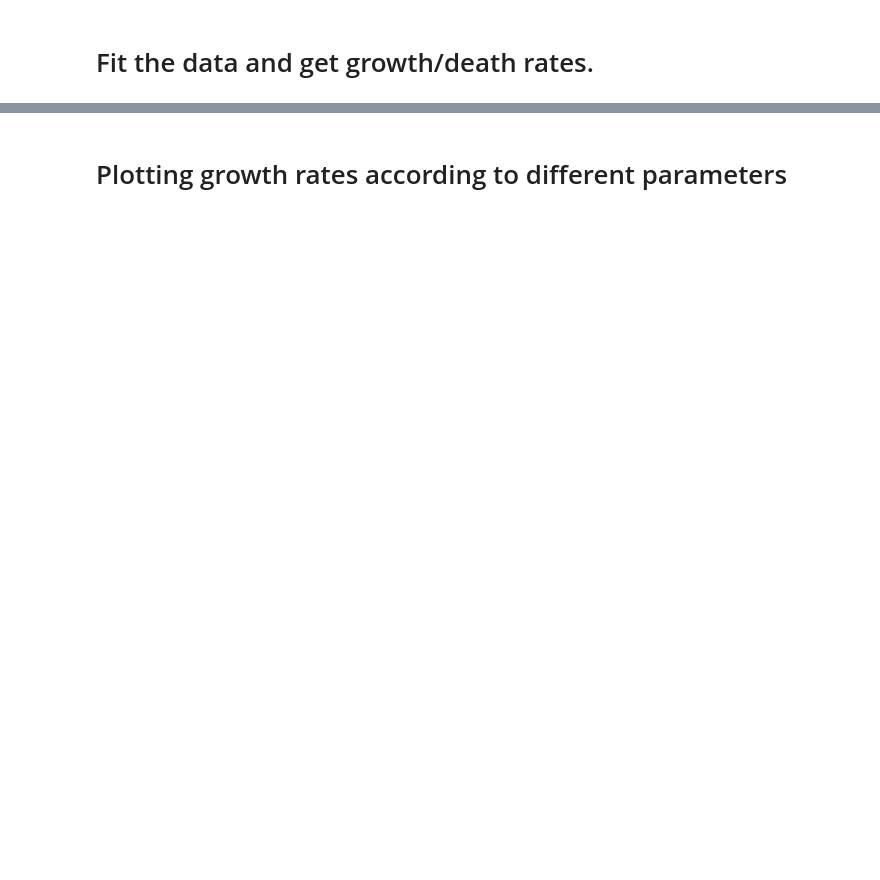
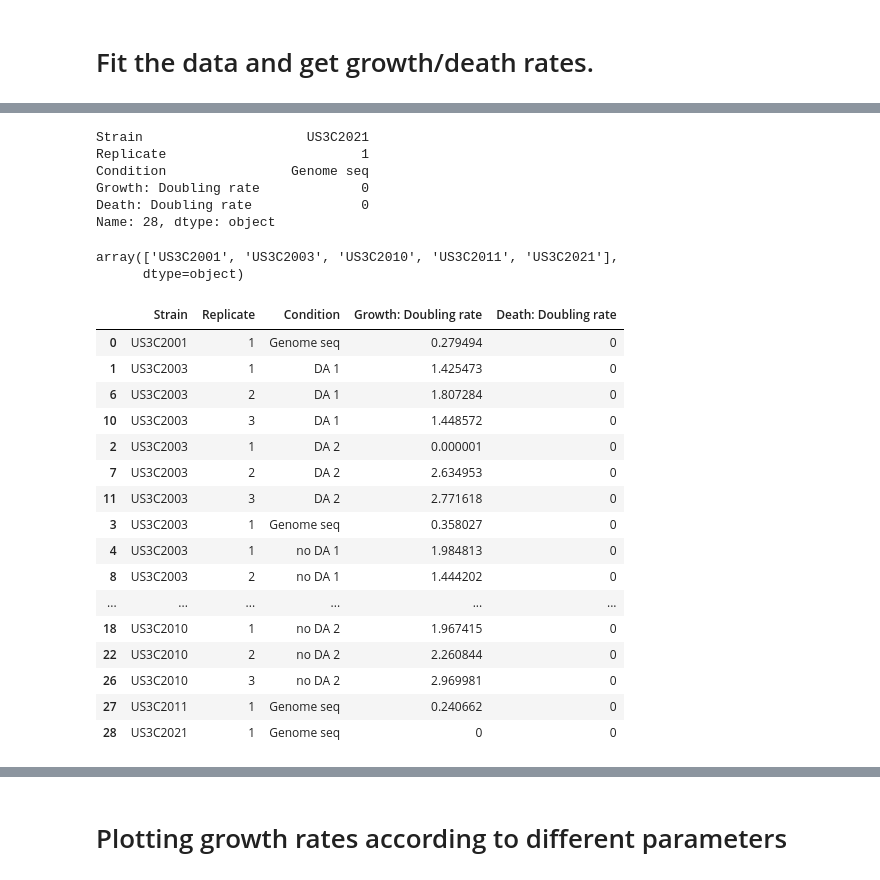
Before and after one commit to thrash-lab/sparse-growth-curve, a Jupyter notebook: 2_one_file_multiple_growth_curves_analysis.ipynb, the cells around one changed output, grey strips where cells are left out. Cells and saved outputs as stored; diff of their text form; code cells hidden in the pictures; blank space fills up the shorter version.

```diff
--- a/2_one_file_multiple_growth_curves_analysis.ipynb
+++ b/2_one_file_multiple_growth_curves_analysis.ipynb
@@ -663,3 +690,37 @@ output file saved:./LSUCC0096_all_salinity/1_Data_fit_visualization_2022-11-29-2
+# %%
+target_gr_index
+# %% [output]
+Strain                     US3C2021
+Replicate                         1
+Condition                Genome seq
+Growth: Doubling rate             0
+Death: Doubling rate              0
+Name: 28, dtype: object
+# %%
+strains
+# %% [output]
+array(['US3C2001', 'US3C2003', 'US3C2010', 'US3C2011', 'US3C2021'],
+      dtype=object)
+# %%
+output_data_indices
+# %% [output]
+|  | Strain | Replicate | Condition | Growth: Doubling rate | Death: Doubling rate |
+| 0 | US3C2001 | 1 | Genome seq | 0.279494 | 0 |
+| 1 | US3C2003 | 1 | DA 1 | 1.425473 | 0 |
+| 6 | US3C2003 | 2 | DA 1 | 1.807284 | 0 |
+| 10 | US3C2003 | 3 | DA 1 | 1.448572 | 0 |
+| 2 | US3C2003 | 1 | DA 2 | 0.000001 | 0 |
+| 7 | US3C2003 | 2 | DA 2 | 2.634953 | 0 |
+| 11 | US3C2003 | 3 | DA 2 | 2.771618 | 0 |
+| 3 | US3C2003 | 1 | Genome seq | 0.358027 | 0 |
+| 4 | US3C2003 | 1 | no DA 1 | 1.984813 | 0 |
+| 8 | US3C2003 | 2 | no DA 1 | 1.444202 | 0 |
+| ... | ... | ... | ... | ... | ... |
+| 18 | US3C2010 | 1 | no DA 2 | 1.967415 | 0 |
+| 22 | US3C2010 | 2 | no DA 2 | 2.260844 | 0 |
+| 26 | US3C2010 | 3 | no DA 2 | 2.969981 | 0 |
+| 27 | US3C2011 | 1 | Genome seq | 0.240662 | 0 |
+| 28 | US3C2021 | 1 | Genome seq | 0 | 0 |
 # %%
 file_data_frame[(file_data_frame['Condition']==41.5)
 & (file_data_frame['Replicate']==2)]['Cell density'].values
```
Also changed, not shown: parts of 13 cells of this notebook.
